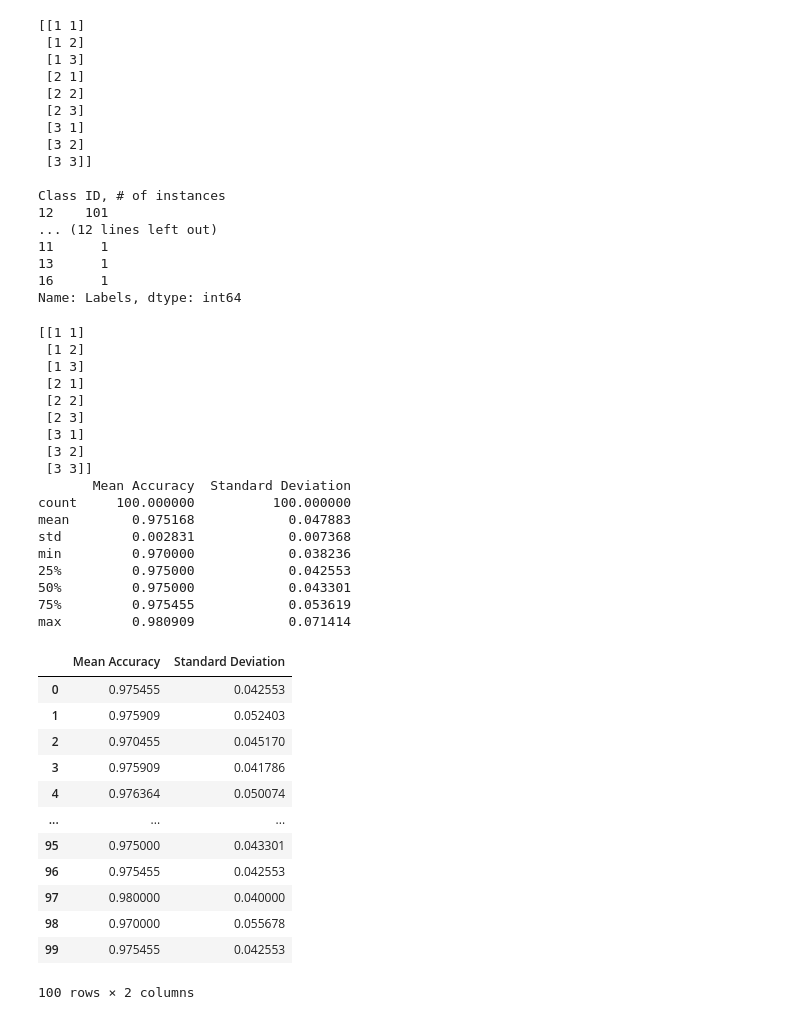
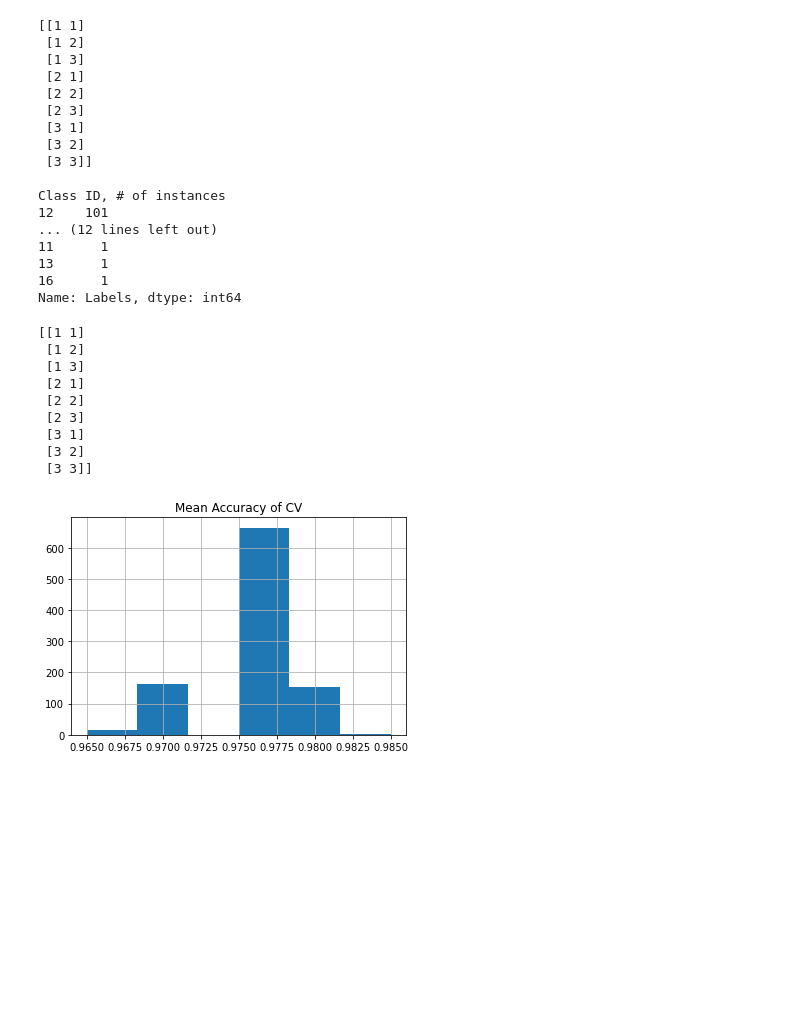
Before and after one commit to papandreas42/MLforHoney, a Jupyter notebook: wavelet_decomposition.ipynb, the cells around one changed output. Cells and saved outputs as stored; diff of their text form; code cells hidden in the pictures; blank space fills up the shorter version.

```diff
--- a/wavelet_decomposition.ipynb
+++ b/wavelet_decomposition.ipynb
@@ -802,59 +825,34 @@ Class ID, # of instances
 Name: Labels, dtype: int64
 # %%
 #2 most populated classes wt=db4 levels=3 Normal
+number_of_classes = 2
+levels = 3
+dist = "Normal"
+number_of_runs = 1000
+cv_split = 20
+wavelet = "db4"
 
-options = {"Number of Classes":2,\
-           "Number of instances":,\
-           "Distribution",\
-           "Wavelet",\
-           "Levels",\
-           "# of runs",\
-           "CV split" ,\
-           "Mean Accuracy",\
-           "Standard Deviation of Mean Accuracy":}
+options = {"Number of Classes":number_of_classes,\
+           "Distribution":dist,\
+           "Wavelet":wavelet,\
+           "Levels":levels,\
+           "Number of runs":number_of_runs,\
+           "CV split":cv_split}
 
-results=pd.DataFrame(columns=["Mean Accuracy", "Standard Deviation"])
-larger_classes, df = get_larger_classes("E:\\Backups\\Work&Uni\\University\\ML for food authentication\\Results_fitting\\dist_paramsSelect\\New Images\\", \
-                                        "dist_paramsSelect wt=db4 levels=3 dist=Normal.mat", \
-                                        2)
-for i in range(100):
-    scores=balance_and_cv(larger_classes, 20)
-    results = results.append(pd.DataFrame({"Mean Accuracy":[scores.mean()], "Standard Deviation":[scores.std()]}), ignore_index=True)
-
-
-print(results.describe())
-results
+all_results = all_results.append( train("E:\\Backups\\Work&Uni\\University\\ML for food authentication\\Results_fitting\\dist_paramsSelect\\New Images\\",\
+                                        "dist_paramsSelect wt=db4 levels=3 dist=Normal.mat",\
+                                        options) ,\
+                                  ignore_index=True )
 # %% [output]
 [[1 1]
  [1 2]
  [1 3]
  [2 1]
  [2 2]
  [2 3]
  [3 1]
  [3 2]
  [3 3]]
-       Mean Accuracy  Standard Deviation
-count     100.000000          100.000000
-mean        0.975168            0.047883
-std         0.002831            0.007368
-min         0.970000            0.038236
-25%         0.975000            0.042553
-50%         0.975000            0.043301
-75%         0.975455            0.053619
-max         0.980909            0.071414
-|  | Mean Accuracy | Standard Deviation |
-| 0 | 0.975455 | 0.042553 |
-| 1 | 0.975909 | 0.052403 |
-| 2 | 0.970455 | 0.045170 |
-| 3 | 0.975909 | 0.041786 |
-| 4 | 0.976364 | 0.050074 |
-| ... | ... | ... |
-| 95 | 0.975000 | 0.043301 |
-| 96 | 0.975455 | 0.042553 |
-| 97 | 0.980000 | 0.040000 |
-| 98 | 0.970000 | 0.055678 |
-| 99 | 0.975455 | 0.042553 |
-100 rows × 2 columns
+[figure, added]
 # %%
 #2 most populated classes wt=db4 levels=3 tLocationScale
```
Also changed, not shown: parts of 14 cells of this notebook.
